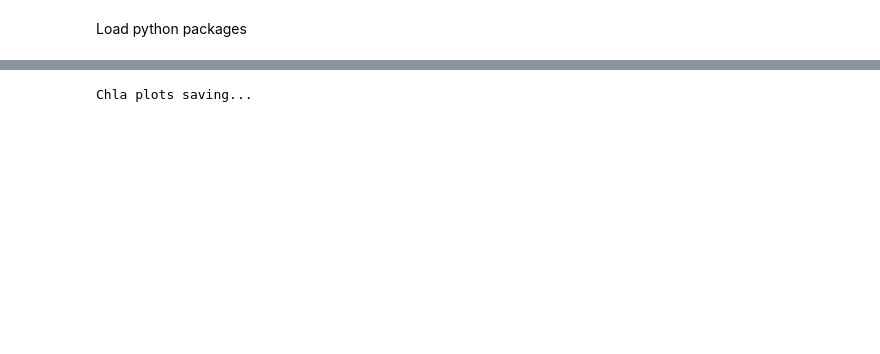
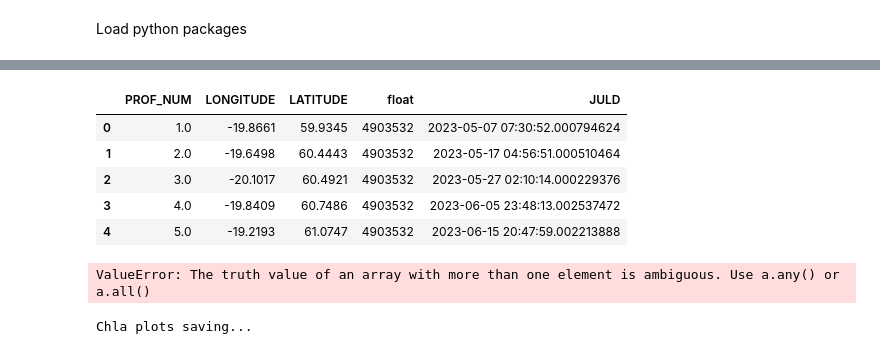
Before and after one commit to NOC-OBG-Autonomy/biocarbon_nrt_data_viz, a Jupyter notebook: Python_notebooks/temp_sat_vis_notebook.ipynb, the cells around one changed output, grey strips where cells are left out. Drawn from its saved outputs; the diff is of its cells as text; code cells hidden in the pictures; blank space fills up the shorter version.

```diff
--- a/Python_notebooks/temp_sat_vis_notebook.ipynb
+++ b/Python_notebooks/temp_sat_vis_notebook.ipynb
@@ -73,6 +101,15 @@ for file, wmo in zip(floats_filenames, wmo_list):
     position_df = pd.concat([position_df, temp_df], ignore_index=True)
     dat.close()
 position_df = position_df[position_df['LATITUDE'] > min_lat]
+# %%
+position_df.head()
+# %% [output]
+|  | PROF_NUM | LONGITUDE | LATITUDE | float | JULD |
+| 0 | 1.0 | -19.8661 | 59.9345 | 4903532 | 2023-05-07 07:30:52.000794624 |
+| 1 | 2.0 | -19.6498 | 60.4443 | 4903532 | 2023-05-17 04:56:51.000510464 |
+| 2 | 3.0 | -20.1017 | 60.4921 | 4903532 | 2023-05-27 02:10:14.000229376 |
+| 3 | 4.0 | -19.8409 | 60.7486 | 4903532 | 2023-06-05 23:48:13.002537472 |
+| 4 | 5.0 | -19.2193 | 61.0747 | 4903532 | 2023-06-15 20:47:59.002213888 |
 # %%
 # We load shape files for topographic lines
 first_line_path = 'c:\\Users\\flapet\\OneDrive - NOC\\Documents\\NRT_viz\\biocarbon_nrt_data_viz/Data/ne_10m_bathymetry_all/ne_10m_bathymetry_J_1000.shp'
@@ -83,3 +165,7 @@ gdf_2000 = gpd.read_file(second_line_path)
+# %%
+max(test['CHL_OC4ME'].data[0,:])
+# %% [output]
+ValueError: The truth value of an array with more than one element is ambiguous. Use a.any() or a.all()
 # %%
 # define the caracteristics of the map and the features to plot
 plotting_chla = True
```
Also changed, not shown: parts of 8 cells of this notebook, 2 other files.
